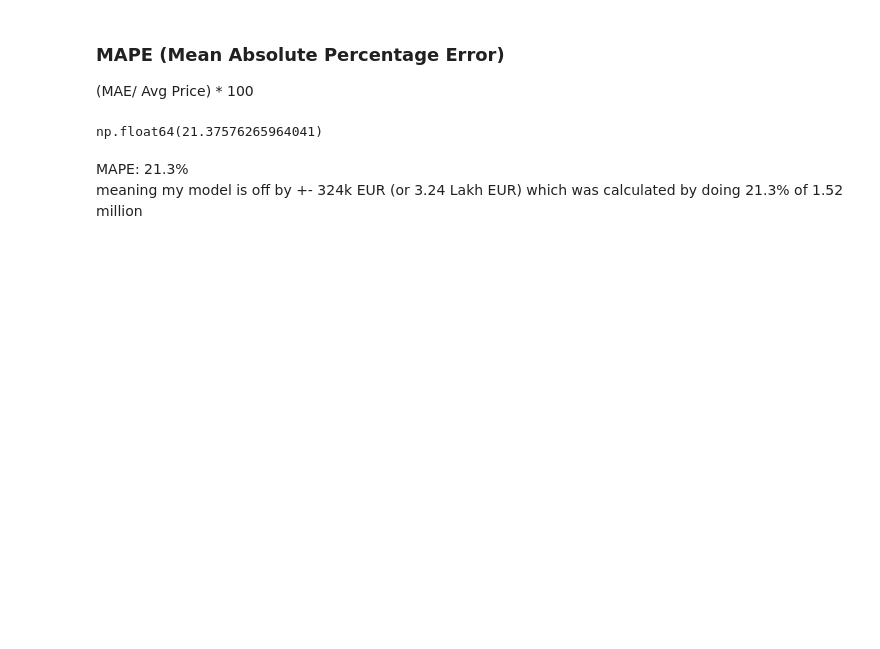
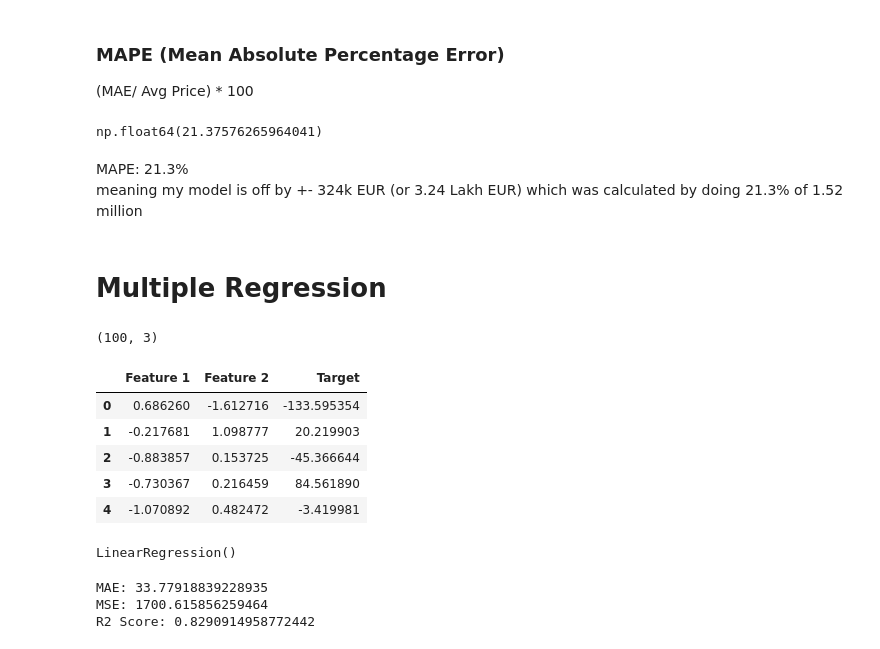
Before and after one commit to kc-011/python-programming, a Jupyter notebook: Module 4/linear-regression.ipynb, the cells around one changed output. Drawn from its saved outputs; the diff is of its cells as text; code cells hidden in the pictures; blank space fills up the shorter version.

Commit message:
studied about multiple regression

```diff
--- a/Module 4/linear-regression.ipynb
+++ b/Module 4/linear-regression.ipynb
@@ -516,3 +516,5 @@ Average property price: 1.52 million EUR (15.2 Lakh EUR)
 np.float64(21.37576265964041)
 # %% [markdown]
 MAPE: 21.3% <br>meaning my model is off by +- 324k EUR (or 3.24 Lakh EUR) which was calculated by doing 21.3% of 1.52 million
+# %% [markdown]
+# Multiple Regression
@@ -518,0 +525,17 @@ MAPE: 21.3% <br>meaning my model is off by +- 324k EUR (or 3.24 Lakh EUR) which
+# %%
+x, y = make_regression(n_samples=100, n_features=2, n_informative=2, n_targets=1, noise=50)
+# %%
+df6 = pd.DataFrame({'Feature 1': x[:, 0], 'Feature 2': x[:, 1], 'Target':y})
+# %%
+df6.shape
+# %% [output]
+(100, 3)
+# %%
+df6.head()
+# %% [output]
+|  | Feature 1 | Feature 2 | Target |
+| 0 | 0.686260 | -1.612716 | -133.595354 |
+| 1 | -0.217681 | 1.098777 | 20.219903 |
+| 2 | -0.883857 | 0.153725 | -45.366644 |
+| 3 | -0.730367 | 0.216459 | 84.561890 |
+| 4 | -1.070892 | 0.482472 | -3.419981 |
@@ -518,0 +547,5 @@ MAPE: 21.3% <br>meaning my model is off by +- 324k EUR (or 3.24 Lakh EUR) which
+# %%
+model5 = LinearRegression()
+model5.fit(x_train, y_train)
+# %% [output]
+LinearRegression()
@@ -518,0 +554,8 @@ MAPE: 21.3% <br>meaning my model is off by +- 324k EUR (or 3.24 Lakh EUR) which
+# %%
+print("MAE:", mean_absolute_error(y_test, predicted5))
+print("MSE:", mean_squared_error(y_test, predicted5))
+print("R2 Score:" ,r2_score(y_test, predicted5))
+# %% [output]
+MAE: 33.77918839228935
+MSE: 1700.615856259464
+R2 Score: 0.8290914958772442
```
Also changed, not shown: parts of 8 cells of this notebook.
